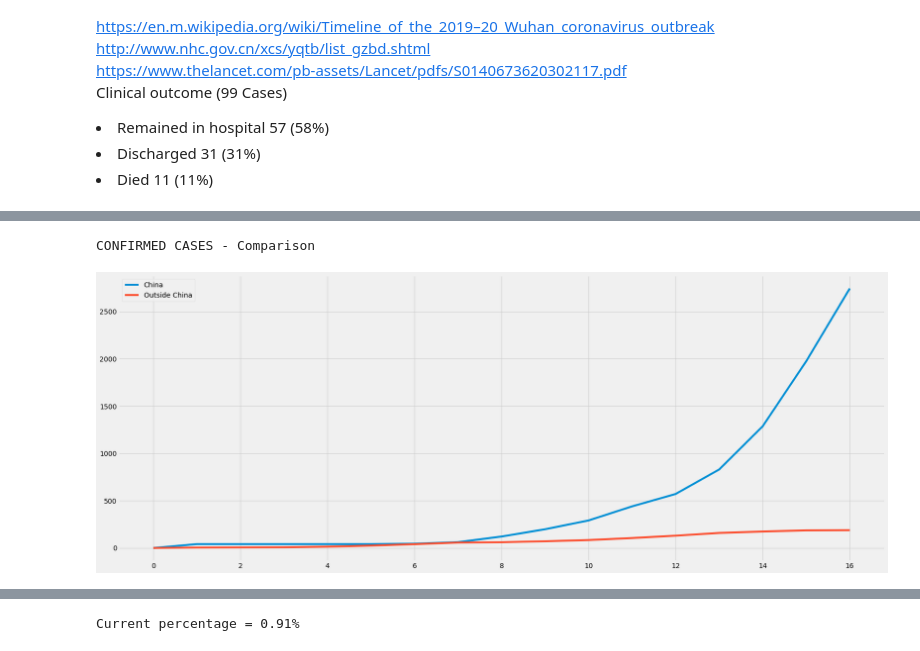
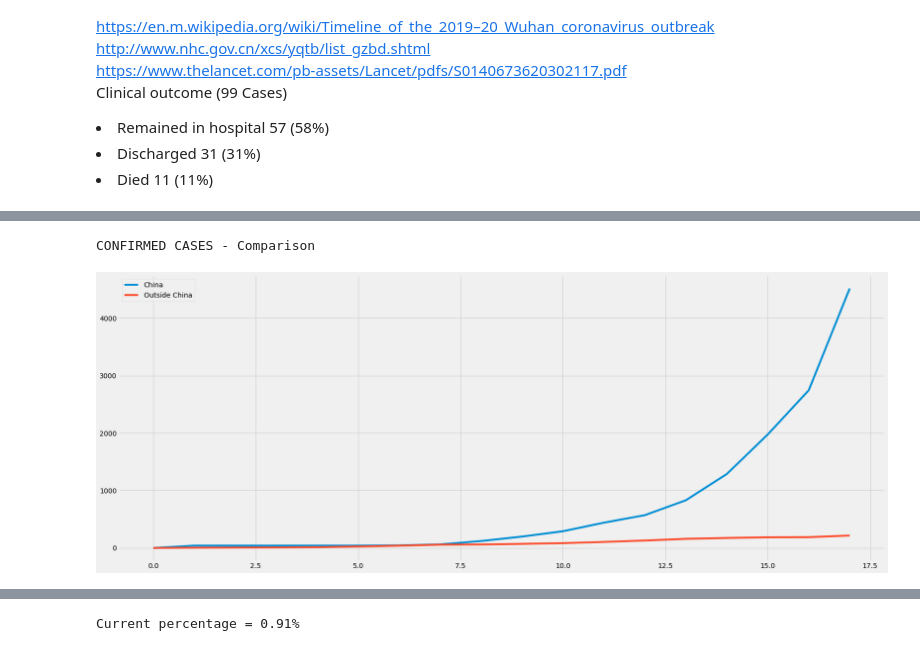
Before and after one commit to smtexas99/ncov19, a Jupyter notebook: ncov2019.ipynb, the cells around one changed output, grey strips where cells are left out. Cells and saved outputs as stored; diff of their text form; code cells hidden in the pictures.

```diff
--- a/ncov2019.ipynb
+++ b/ncov2019.ipynb
@@ -72,18 +72,18 @@ df
 # %%
 df_sc = df['Cases Suspected']
 df_cc = df['Cases Confirmed']
 df_cco = df['Cases Confirm Outside China']
 print('CONFIRMED CASES - Comparison')
 cco = np.array(df_cco[10:])
-cc = np.array(df_cc[2:19])
+cc = np.array(df_cc[2:20])
 rcParams['figure.figsize'] = 25,10
 plt.plot(cc, label = 'China')
 plt.plot(cco, label = 'Outside China')
 plt.legend()
 plt.show()
 # %% [output]
 CONFIRMED CASES - Comparison
-[figure, old version]
+[figure, new version]
 # %%
 print('Percentage of cases outside China')
 print('*********************************')
```
Also changed, not shown: parts of 16 cells of this notebook.
